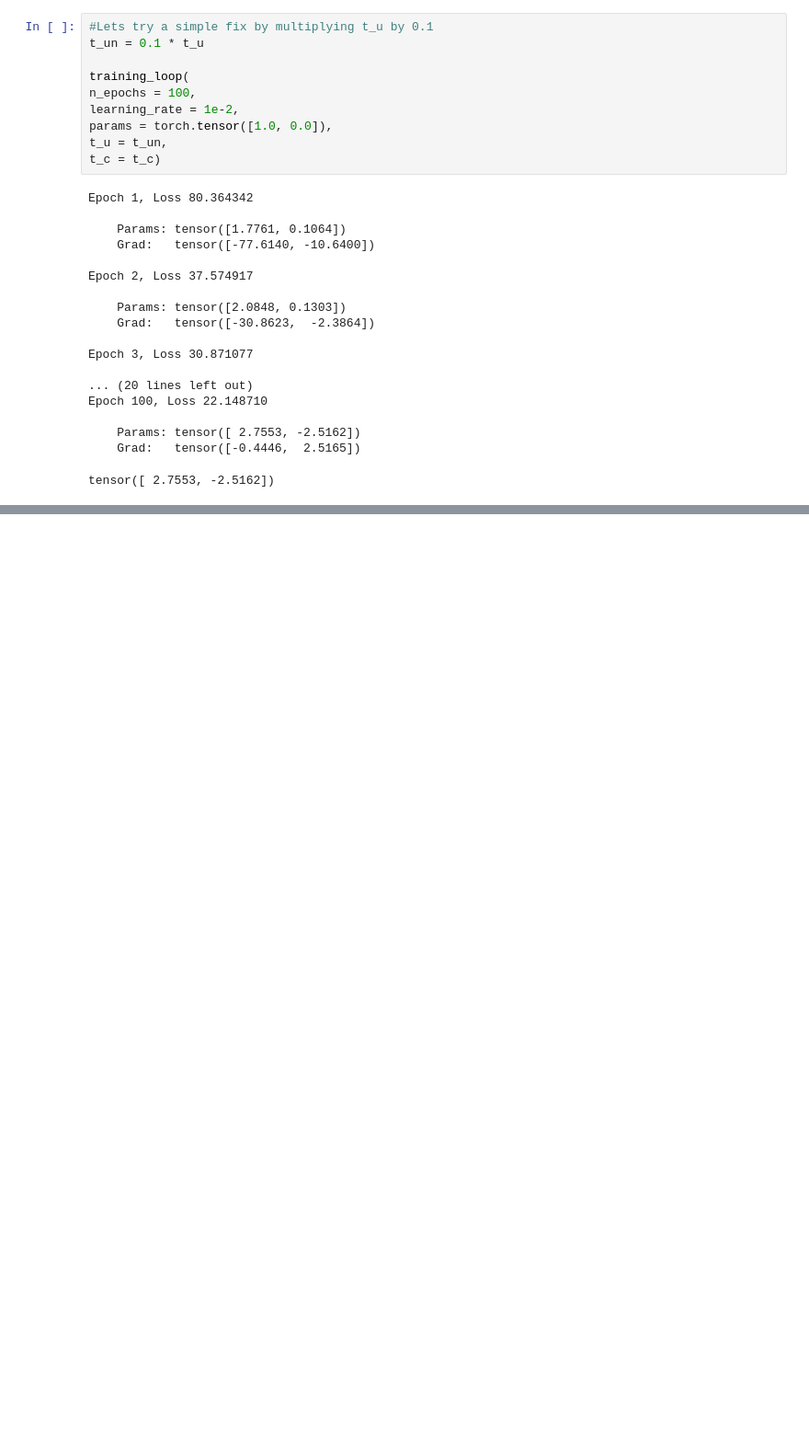
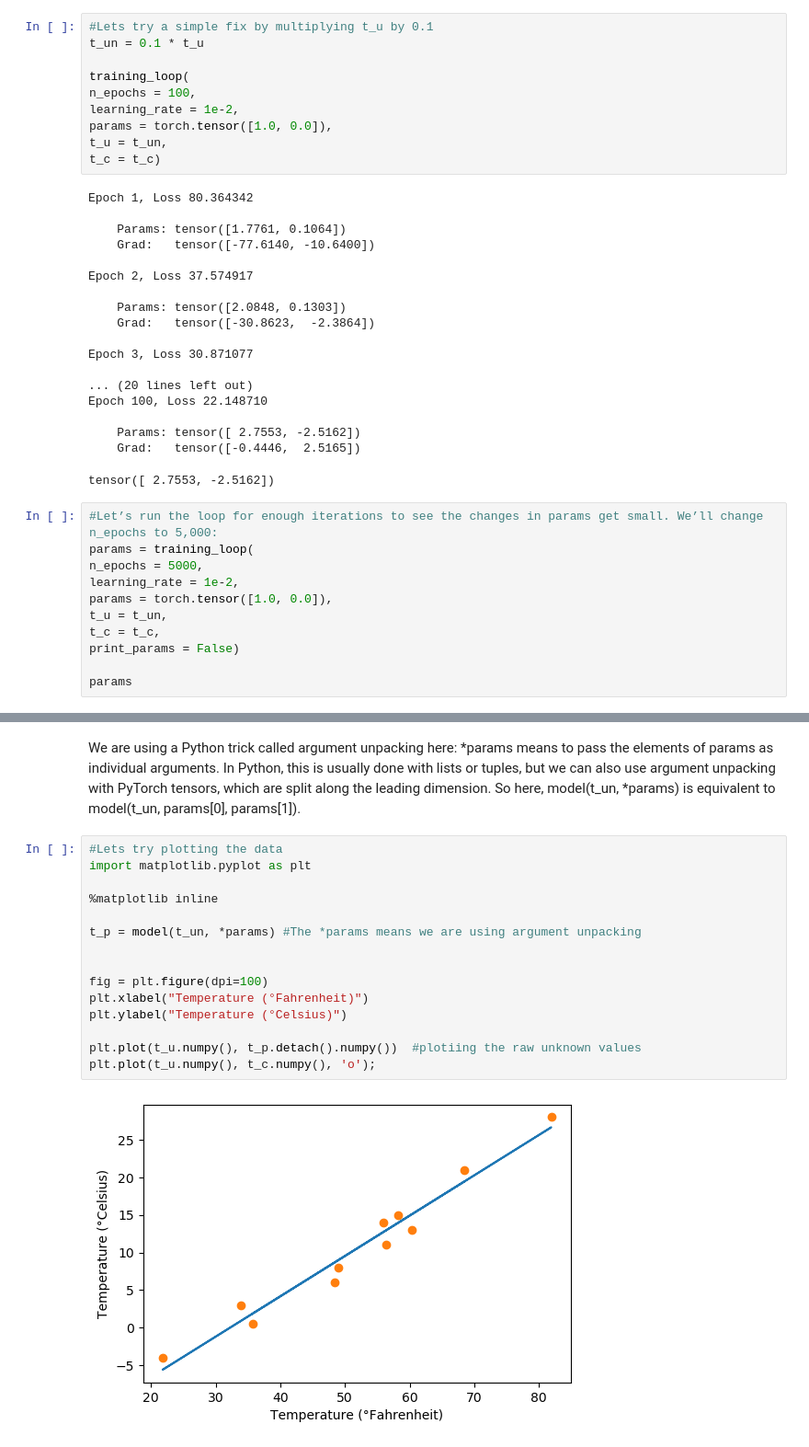
Before and after one commit to jmt0221/pytorch_book, a Jupyter notebook: Ch5_Mechanics_of_Learning.ipynb, the cells around one changed output, grey strips where cells are left out. Shown at 92% size. Saved outputs shown, nothing was run; the diff lists cells and outputs as text; blank space fills up the shorter version.

```diff
--- a/Ch5_Mechanics_of_Learning.ipynb
+++ b/Ch5_Mechanics_of_Learning.ipynb
@@ -432,3 +432,14 @@ Epoch 100, Loss 22.148710
     Params: tensor([ 2.7553, -2.5162])
     Grad:   tensor([-0.4446,  2.5165])
 tensor([ 2.7553, -2.5162])
+# %%
+#Let’s run the loop for enough iterations to see the changes in params get small. We’ll change n_epochs to 5,000:
+params = training_loop(
+n_epochs = 5000,
+learning_rate = 1e-2,
+params = torch.tensor([1.0, 0.0]),
+t_u = t_un,
+t_c = t_c,
+print_params = False)
+
+params
@@ -434,0 +460,23 @@ tensor([ 2.7553, -2.5162])
+# %% [markdown]
+We are using a Python trick called argument unpacking here: *params means to pass the
+elements of params as individual arguments. In Python, this is usually done with lists
+or tuples, but we can also use argument unpacking with PyTorch tensors, which are
+split along the leading dimension. So here, model(t_un, *params) is equivalent to
+model(t_un, params[0], params[1]).
+# %%
+#Lets try plotting the data
+import matplotlib.pyplot as plt
+
+%matplotlib inline
+
+t_p = model(t_un, *params) #The *params means we are using argument unpacking
+
+
+fig = plt.figure(dpi=100)
+plt.xlabel("Temperature (°Fahrenheit)")
+plt.ylabel("Temperature (°Celsius)")
+
+plt.plot(t_u.numpy(), t_p.detach().numpy())  #plotiing the raw unknown values
+plt.plot(t_u.numpy(), t_c.numpy(), 'o');
+# %% [output]
+[figure, added]
```
Also changed, not shown: parts of 43 cells of this notebook.
